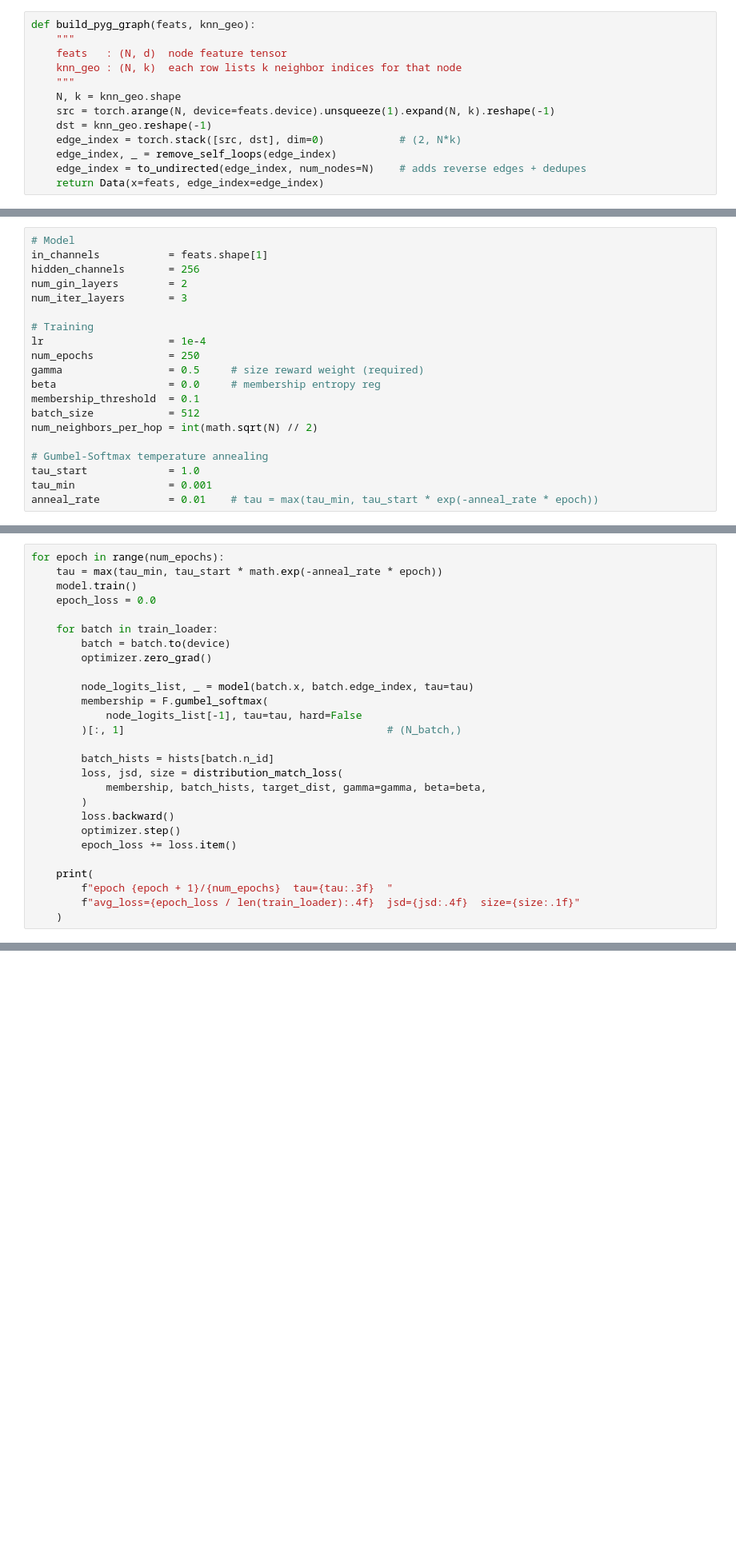
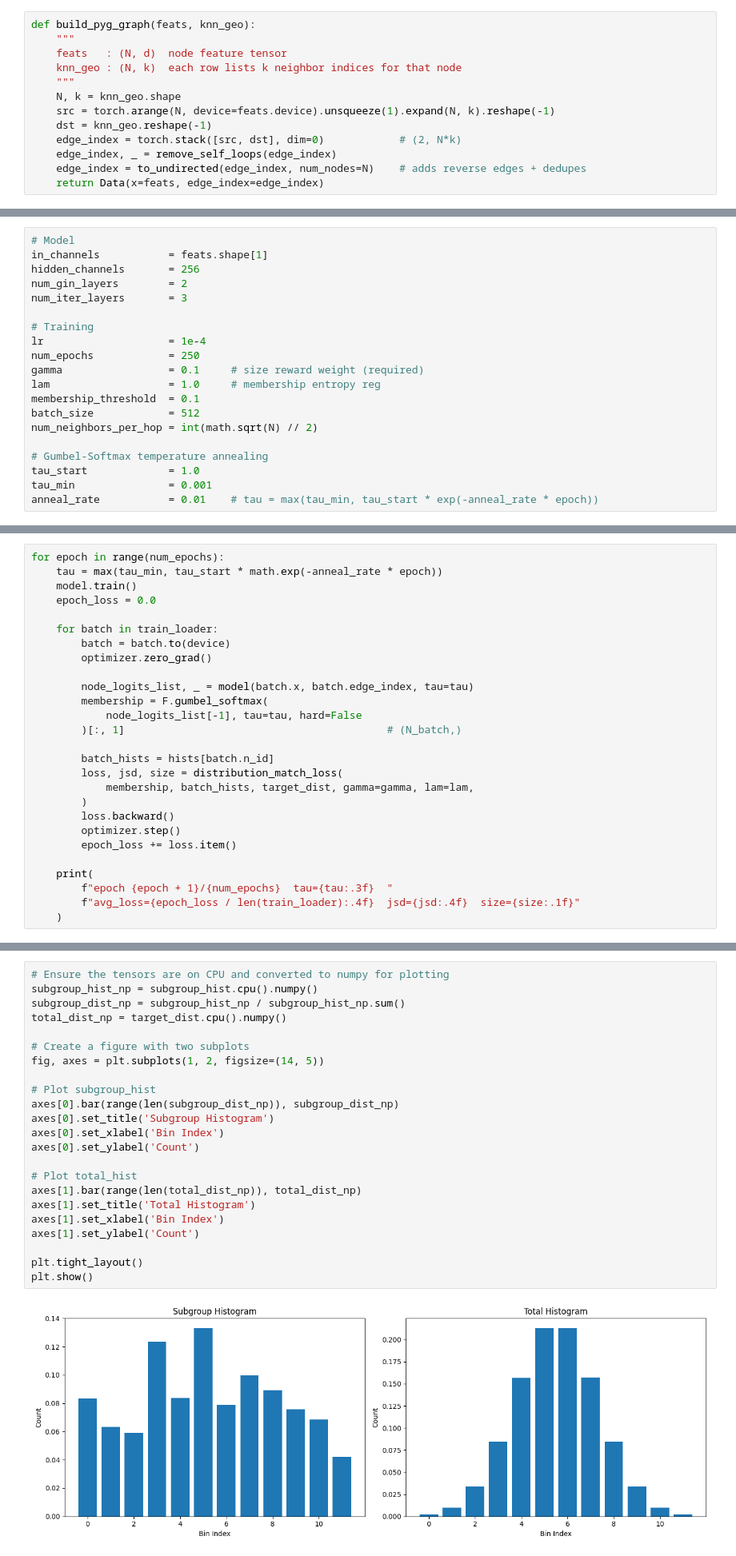
Before and after one commit to DinukaManohara/simiquaero, a Jupyter notebook: quaero_knn.ipynb, the cells around one changed output, grey strips where cells are left out. Shown at 80% size. Cells and saved outputs as stored; diff of their text form; blank space fills up the shorter version.

```diff
--- a/quaero_knn.ipynb
+++ b/quaero_knn.ipynb
@@ -298,8 +284,8 @@ num_iter_layers       = 3
 # Training
 lr                    = 1e-4
 num_epochs            = 250
-gamma                 = 0.5     # size reward weight (required)
-beta                  = 0.0     # membership entropy reg
+gamma                 = 0.1     # size reward weight (required)
+lam                   = 1.0     # membership entropy reg
 membership_threshold  = 0.1
 batch_size            = 512
 num_neighbors_per_hop = int(math.sqrt(N) // 2)
@@ -346,7 +332,7 @@ for epoch in range(num_epochs):
 
         batch_hists = hists[batch.n_id]
         loss, jsd, size = distribution_match_loss(
-            membership, batch_hists, target_dist, gamma=gamma, beta=beta,
+            membership, batch_hists, target_dist, gamma=gamma, lam=lam,
         )
         loss.backward()
         optimizer.step()
@@ -382,3 +388,28 @@ print(f"{subgroup_nodes.numel()} nodes selected")
+# %%
+# Ensure the tensors are on CPU and converted to numpy for plotting
+subgroup_hist_np = subgroup_hist.cpu().numpy()
+subgroup_dist_np = subgroup_hist_np / subgroup_hist_np.sum()
+total_dist_np = target_dist.cpu().numpy()
+
+# Create a figure with two subplots
+fig, axes = plt.subplots(1, 2, figsize=(14, 5))
+
+# Plot subgroup_hist
+axes[0].bar(range(len(subgroup_dist_np)), subgroup_dist_np)
+axes[0].set_title('Subgroup Histogram')
+axes[0].set_xlabel('Bin Index')
+axes[0].set_ylabel('Count')
+
+# Plot total_hist
+axes[1].bar(range(len(total_dist_np)), total_dist_np)
+axes[1].set_title('Total Histogram')
+axes[1].set_xlabel('Bin Index')
+axes[1].set_ylabel('Count')
+
+plt.tight_layout()
+plt.show()
+# %% [output]
+[figure, added]
 # %%
 def count_induced_components(subgroup_nodes, edge_index, num_nodes):
     """
```
Also changed, not shown: parts of 9 cells of this notebook, 1 other file.
